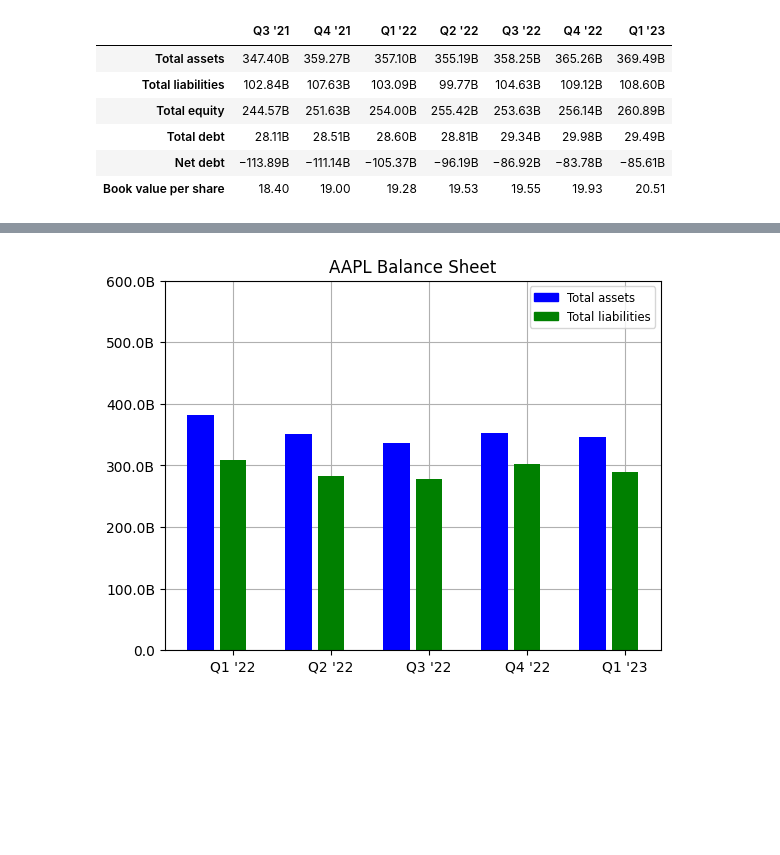
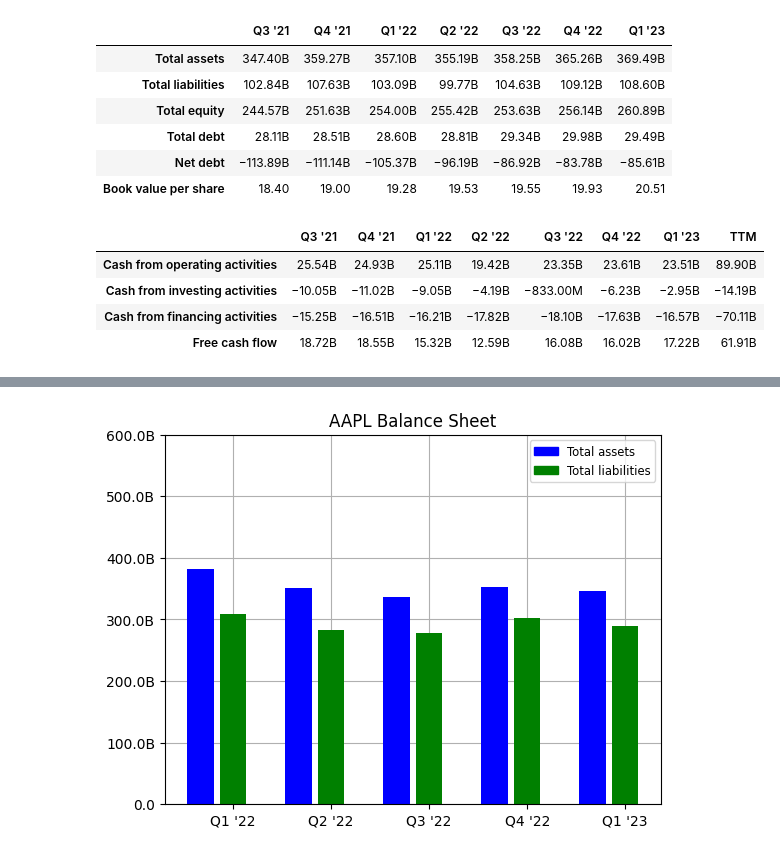
Before and after one commit to JPcooldev/trading-view-scrape, a Jupyter notebook: test.ipynb, the cells around one changed output, grey strips where cells are left out. Saved outputs shown, nothing was run; the diff lists cells and outputs as text; code cells hidden in the pictures; blank space fills up the shorter version.

```diff
--- a/test.ipynb
+++ b/test.ipynb
@@ -42,3 +70,11 @@ google.balancesheet
 | Total debt | 28.11B | 28.51B | 28.60B | 28.81B | 29.34B | 29.98B | 29.49B |
 | Net debt | −113.89B | −111.14B | −105.37B | −96.19B | −86.92B | −83.78B | −85.61B |
 | Book value per share | 18.40 | 19.00 | 19.28 | 19.53 | 19.55 | 19.93 | 20.51 |
+# %%
+google.cashflow_
+# %% [output]
+|  | Q3 '21 | Q4 '21 | Q1 '22 | Q2 '22 | Q3 '22 | Q4 '22 | Q1 '23 | TTM |
+| Cash from operating activities | 25.54B | 24.93B | 25.11B | 19.42B | 23.35B | 23.61B | 23.51B | 89.90B |
+| Cash from investing activities | −10.05B | −11.02B | −9.05B | −4.19B | −833.00M | −6.23B | −2.95B | −14.19B |
+| Cash from financing activities | −15.25B | −16.51B | −16.21B | −17.82B | −18.10B | −17.63B | −16.57B | −70.11B |
+| Free cash flow | 18.72B | 18.55B | 15.32B | 12.59B | 16.08B | 16.02B | 17.22B | 61.91B |
```
Also changed, not shown: parts of 17 cells of this notebook, 2 other files.
